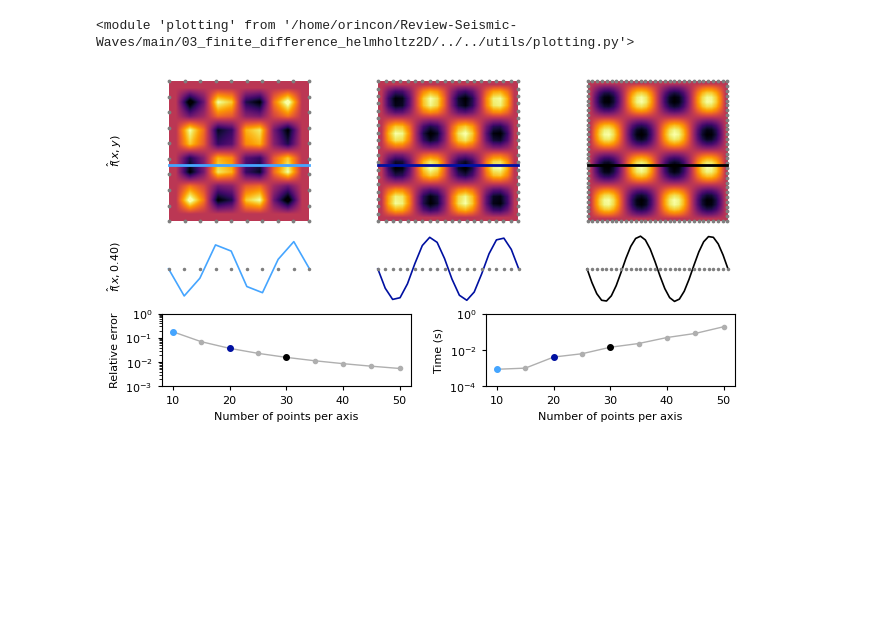
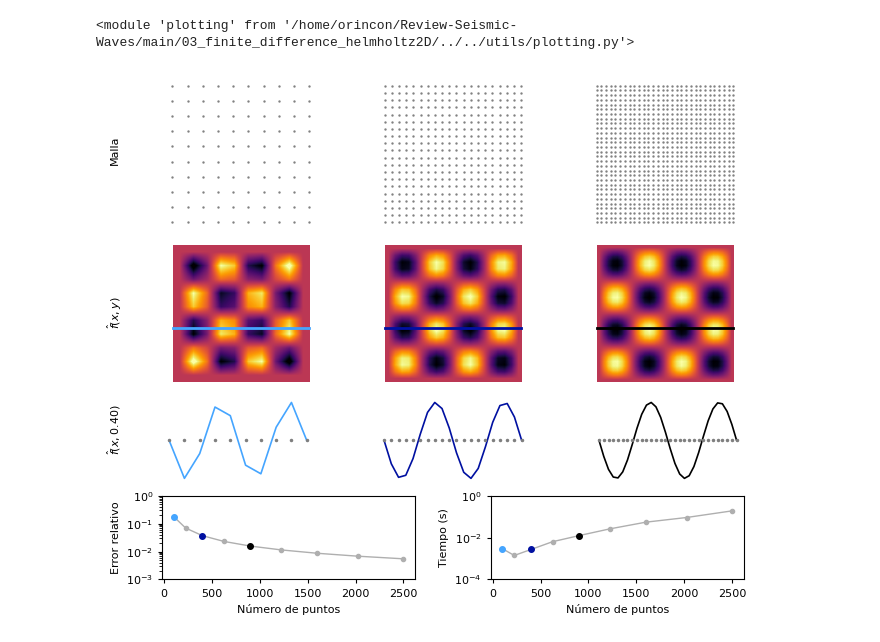
Before and after one commit to oscar-rincon/Review-Seismic-Waves, a Jupyter notebook: main/03_finite_difference_helmholtz2D/finite_difference_helmholtz2D.ipynb, the cells around one changed output. Cells and saved outputs as stored; diff of their text form; code cells hidden in the pictures; blank space fills up the shorter version.

```diff
--- a/main/03_finite_difference_helmholtz2D/finite_difference_helmholtz2D.ipynb
+++ b/main/03_finite_difference_helmholtz2D/finite_difference_helmholtz2D.ipynb
@@ -96,16 +198,36 @@ for N in N_values:
 # %%
 # ==========================================================
-# Compact Figure Layout with Labels on Left
+# Compact Figure Layout with Aligned Mesh Row
 # ==========================================================
-fig = plt.figure(figsize=(7.4, 4.0))
-outer_gs = GridSpec(3, 1, height_ratios=[0.8, 0.8, 0.4], figure=fig, hspace=-0.23)
+fig = plt.figure(figsize=(7.5, 6.5))
+outer_gs = GridSpec(
+    4, 1,
+    height_ratios=[0.9, 0.85, 0.5, 0.5],
+    figure=fig,
+    hspace=0.12  # overall space (moderate)
+)
 
 colors = ['#45A5FF', "#0010A1", "#000000"]
 N_examples = [10, 20, 30]
-plt.subplots_adjust(hspace=-2.9, wspace=0.0)
+
+
+# === Row 0: Meshes (aligned with contours) ===
+gs_mesh = outer_gs[0].subgridspec(1, 3, wspace=0.35)
+for i, N in enumerate(N_examples):
+    ax = fig.add_subplot(gs_mesh[0, i])
+    X, Y, _ = results[N]
+    ax.scatter(X, Y, color='tab:gray', s=0.5)
+    #ax.set_xlim(-0.02, 1.02)
+    #ax.set_ylim(-0.02, 1.02)
+    ax.set_aspect("equal", adjustable="box")
+    ax.axis("off")
+
+# Anotación lateral para mallas
+
+fig.text(0.055, 0.77, r"Malla", fontsize=8, va="center", ha="left", rotation=90)
 
 # === Row 1: 2D contours ===
-gs_top = outer_gs[0].subgridspec(1, 3, wspace=0.35)
+gs_top = outer_gs[1].subgridspec(1, 3, wspace=0.35, hspace=0.00)
 for i, (N, color) in enumerate(zip(N_examples, colors)):
     ax = fig.add_subplot(gs_top[0, i])
     X, Y, F = results[N]
@@ -119,7 +241,7 @@ for i, (N, color) in enumerate(zip(N_examples, colors)):
         origin="lower",
     )
     border_mask = (X == 0) | (X == 1) | (Y == 0) | (Y == 1)
-    ax.scatter(X[border_mask], Y[border_mask], color="tab:gray", s=3, zorder=2)
+    #ax.scatter(X[border_mask], Y[border_mask], color="tab:gray", s=3, zorder=2)
 
     y_line = 0.40
     ax.plot(X[:, 0], np.full_like(X[:, 0], y_line), color=color, lw=2, zorder=3)
@@ -129,50 +251,51 @@ for i, (N, color) in enumerate(zip(N_examples, colors)):
     ax.set_aspect("equal", adjustable="box")
     ax.axis("off")
 
-# Añadir anotación a la izquierda de la primera fila
-fig.text(0.05, 0.70, r"$\hat{f}(x,y)$", fontsize=8, va="center", ha="left", rotation=90)
+# Anotación lateral para contornos
+fig.text(0.05, 0.52, r"$\hat{f}(x,y)$", fontsize=8, va="center", ha="left", rotation=90)
 
 # === Row 2: 1D slices ===
-gs_mid = outer_gs[1].subgridspec(1, 3, wspace=0.35)
+gs_mid = outer_gs[2].subgridspec(1, 3, wspace=0.42, hspace=0.00)
+
+
 for i, (N, color) in enumerate(zip(N_examples, colors)):
     ax = fig.add_subplot(gs_mid[0, i])
     X, Y, F = results[N]
     idx_mid = np.argmin(np.abs(Y[0, :] - 0.40))
     ax.plot(X[:, idx_mid], F[:, idx_mid], '-', color=color, lw=1.2)
     ax.plot(X[:, idx_mid], np.zeros_like(X[:, idx_mid]), '.', color='tab:gray', markersize=3)
-    ax.set_ylim(-2.0, 2.0)
+    #ax.set_ylim(-2.0, 2.0)
     ax.axis('off')
 
-# Añadir anotación a la izquierda de la segunda fila
-fig.text(0.05, 0.41, r"$\hat{f}(x,0.40)$", fontsize=8, va="center", ha="left", rotation=90)
-
-plt.subplots_adjust(hspace=-0.3, wspace=0.0)
+# Anotación lateral para cortes 1D
+fig.text(0.05, 0.34, r"$\hat{f}(x,0.40)$", fontsize=8, va="center", ha="left", rotation=90)
 
 # === Row 3: Error and time ===
-gs_bottom = outer_gs[2].subgridspec(1, 2, wspace=0.30)
+
+gs_bottom = outer_gs[3].subgridspec(1, 2, wspace=0.30, hspace=0.0)
 ax_errN = fig.add_subplot(gs_bottom[0, 0])
 ax_errT = fig.add_subplot(gs_bottom[0, 1])
 
-ax_errN.plot(N_values, relative_errors, '.-', lw=1, color='#AFAFAF')
+ax_errN.plot(np.array(N_values)**2, relative_errors, '.-', lw=1, color='#AFAFAF')
 for N, color in zip(N_examples, colors):
     idx = N_values.index(N)
-    ax_errN.plot(N_values[idx], relative_errors[idx], '.', color=color, markersize=8)
-ax_errN.set_xlabel('Number of points per axis')
-ax_errN.set_ylabel('Relative error')
+    ax_errN.plot(N_values[idx]**2, relative_errors[idx], '.', color=color, markersize=8)
+ax_errN.set_xlabel('Número de puntos')
+ax_errN.set_ylabel('Error relativo')
 ax_errN.set_yscale('log')
 ax_errN.set_ylim(top=1e0, bottom=1e-3)
 
-ax_errT.plot(N_values, times, '.-', lw=1, color='#AFAFAF')
+ax_errT.plot(np.array(N_values)**2, times, '.-', lw=1, color='#AFAFAF')
 for N, color in zip(N_examples, colors):
     idx = N_values.index(N)
-    ax_errT.plot(N_values[idx], times[idx], '.', color=color, markersize=8)
-ax_errT.set_xlabel('Number of points per axis')
-ax_errT.set_ylabel('Time (s)')
+    ax_errT.plot(N_values[idx]**2, times[idx], '.', color=color, markersize=8)
+ax_errT.set_xlabel('Número de puntos')
+ax_errT.set_ylabel('Tiempo (s)')
 ax_errT.set_yscale('log')
 ax_errT.set_ylim(top=1e0, bottom=1e-4)
 
 plt.savefig("figs/helmholtz2D_convergence.svg", dpi=150, bbox_inches='tight')
 plt.savefig("figs/helmholtz2D_convergence.pdf", dpi=150, bbox_inches='tight')
 plt.show()
 # %% [output]
-[figure, old version]
+[figure, new version]
```
Also changed, not shown: parts of 2 cells of this notebook, 24 other files.
